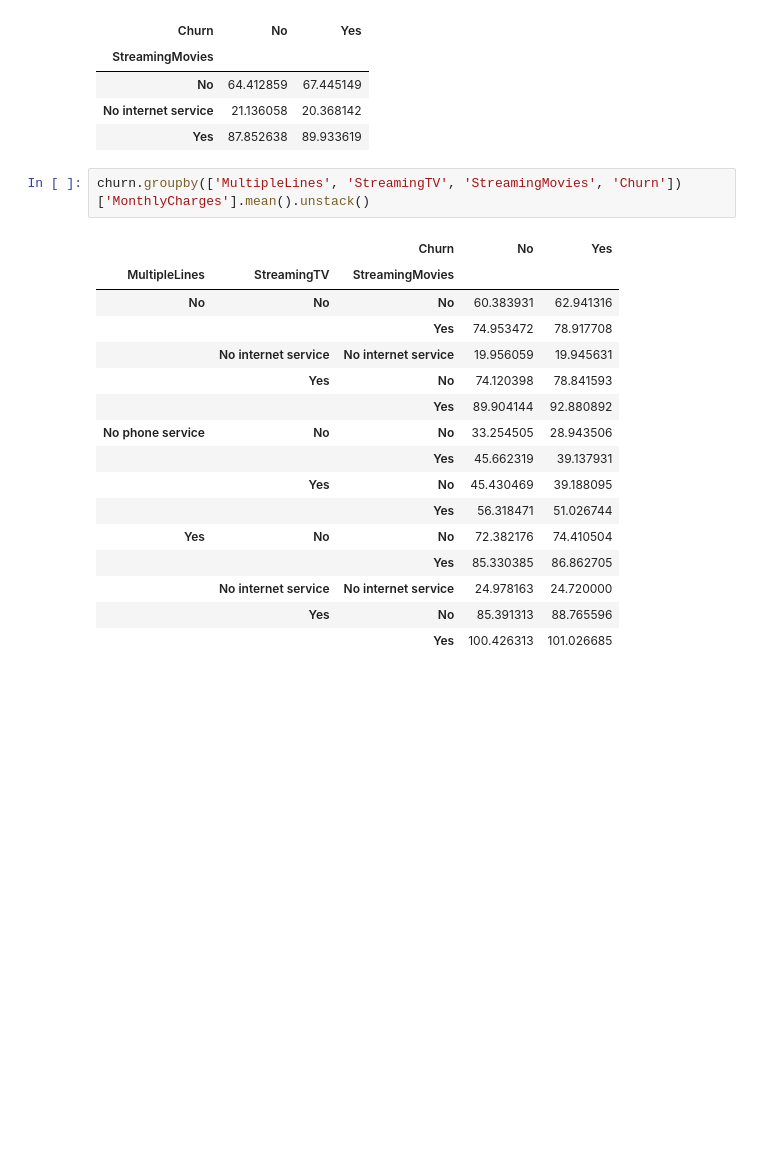
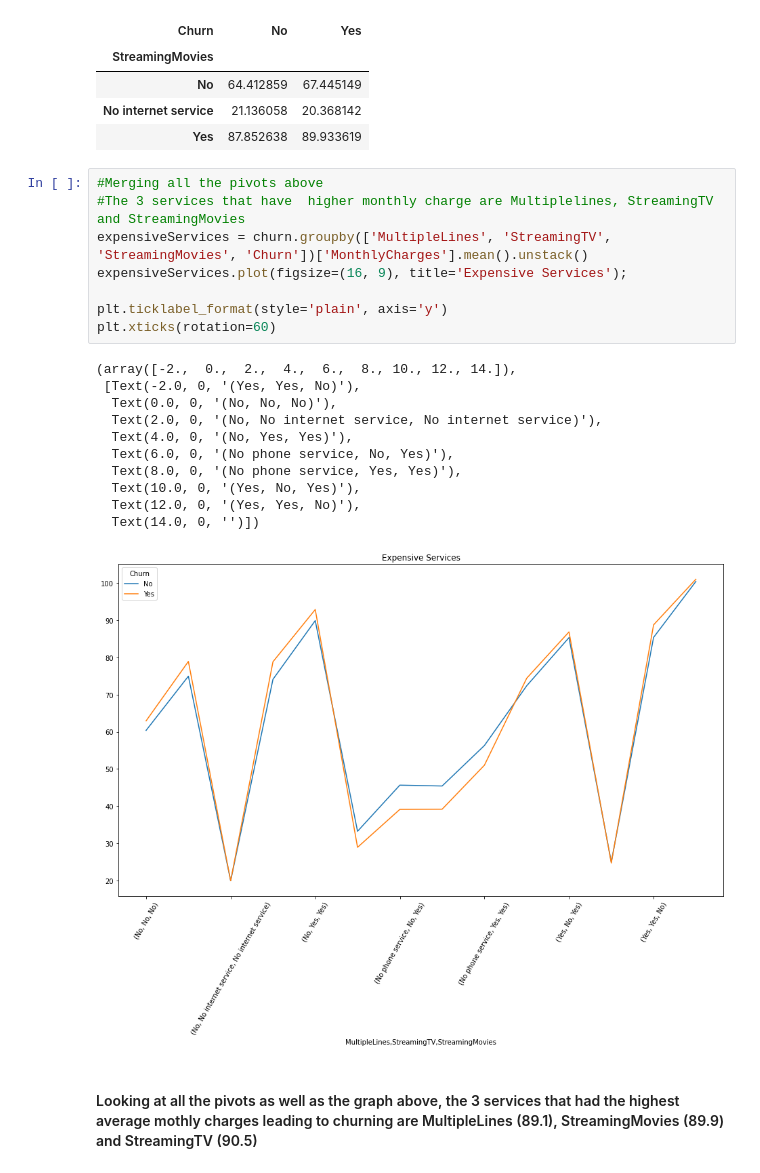
Before and after one commit to nmuhanguzi/Africa-Data-School-Assignments, a Jupyter notebook: Assignment 4/Telco Customer Churn.ipynb, the cells around one changed output. Saved outputs shown, nothing was run; the diff lists cells and outputs as text; blank space fills up the shorter version.

```diff
--- a/Assignment 4/Telco Customer Churn.ipynb
+++ b/Assignment 4/Telco Customer Churn.ipynb
@@ -243,22 +243,25 @@ churn.groupby(['StreamingMovies', 'Churn'])['MonthlyCharges'].mean().unstack()
 | No | 64.412859 | 67.445149 |
 | No internet service | 21.136058 | 20.368142 |
 | Yes | 87.852638 | 89.933619 |
-# %%
-churn.groupby(['MultipleLines', 'StreamingTV', 'StreamingMovies', 'Churn'])['MonthlyCharges'].mean().unstack()
-# %% [output]
-|  |  | Churn | No | Yes |
-| MultipleLines | StreamingTV | StreamingMovies |  |  |
-| No | No | No | 60.383931 | 62.941316 |
-|  |  | Yes | 74.953472 | 78.917708 |
-|  | No internet service | No internet service | 19.956059 | 19.945631 |
-|  | Yes | No | 74.120398 | 78.841593 |
-|  |  | Yes | 89.904144 | 92.880892 |
-| No phone service | No | No | 33.254505 | 28.943506 |
-|  |  | Yes | 45.662319 | 39.137931 |
-|  | Yes | No | 45.430469 | 39.188095 |
-|  |  | Yes | 56.318471 | 51.026744 |
-| Yes | No | No | 72.382176 | 74.410504 |
-|  |  | Yes | 85.330385 | 86.862705 |
-|  | No internet service | No internet service | 24.978163 | 24.720000 |
-|  | Yes | No | 85.391313 | 88.765596 |
-|  |  | Yes | 100.426313 | 101.026685 |
+# %%
+#Merging all the pivots above
+#The 3 services that have  higher monthly charge are Multiplelines, StreamingTV and StreamingMovies
+expensiveServices = churn.groupby(['MultipleLines', 'StreamingTV', 'StreamingMovies', 'Churn'])['MonthlyCharges'].mean().unstack()
+expensiveServices.plot(figsize=(16, 9), title='Expensive Services');
+
+plt.ticklabel_format(style='plain', axis='y')
+plt.xticks(rotation=60)
+# %% [output]
+(array([-2.,  0.,  2.,  4.,  6.,  8., 10., 12., 14.]),
+ [Text(-2.0, 0, '(Yes, Yes, No)'),
+  Text(0.0, 0, '(No, No, No)'),
+  Text(2.0, 0, '(No, No internet service, No internet service)'),
+  Text(4.0, 0, '(No, Yes, Yes)'),
+  Text(6.0, 0, '(No phone service, No, Yes)'),
+  Text(8.0, 0, '(No phone service, Yes, Yes)'),
+  Text(10.0, 0, '(Yes, No, Yes)'),
+  Text(12.0, 0, '(Yes, Yes, No)'),
+  Text(14.0, 0, '')])
+[figure, added]
+# %% [markdown]
+#### Looking at all the pivots as well as the graph above, the 3 services that had the highest average mothly charges leading to churning are MultipleLines (89.1), StreamingMovies (89.9) and StreamingTV (90.5)
```
Also changed, not shown: parts of 14 cells of this notebook.
